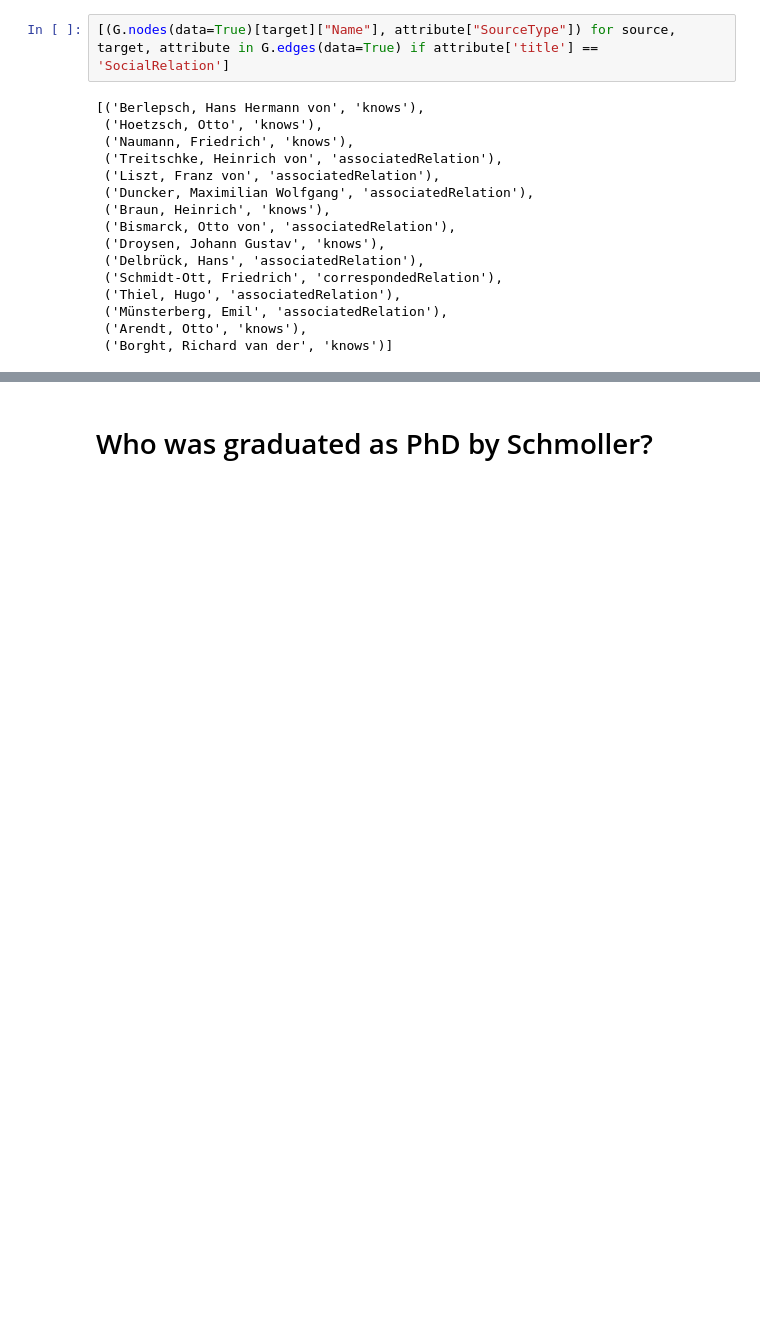
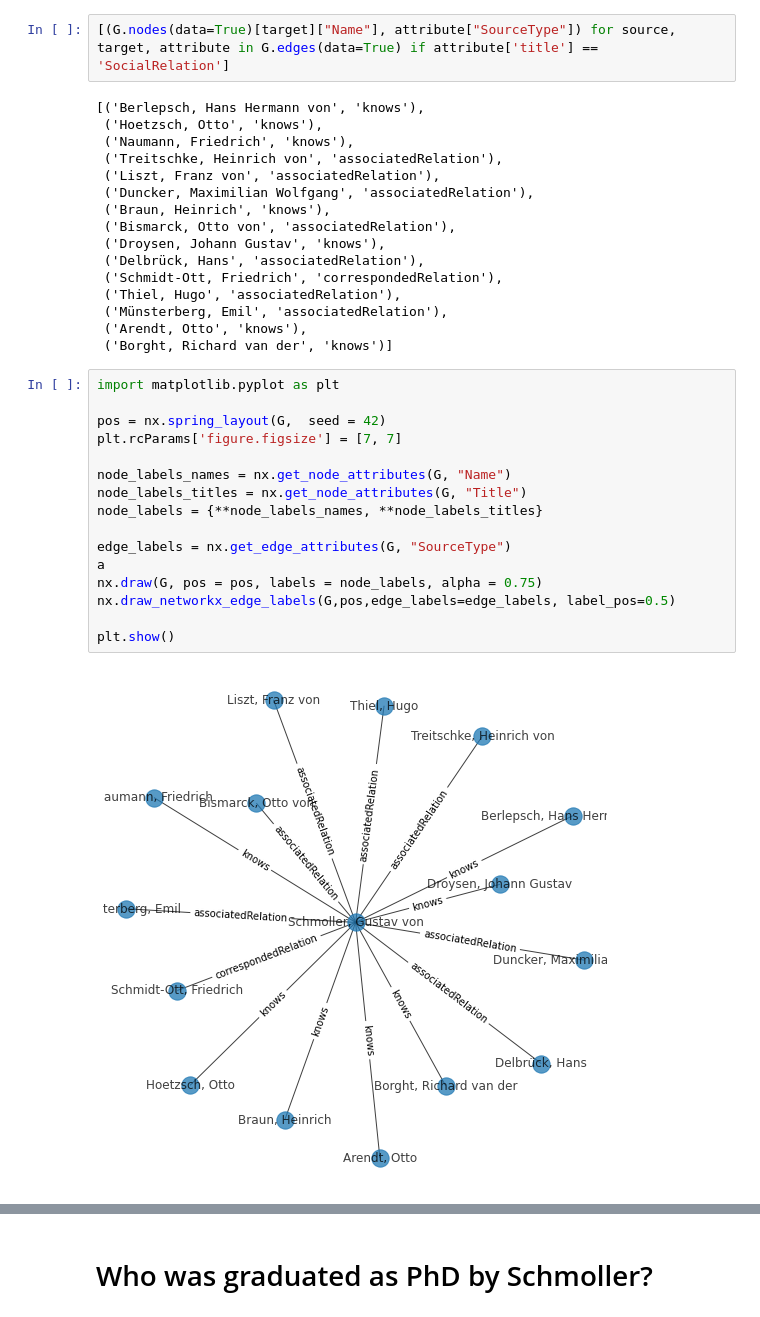
Before and after one commit to sonar-idh/jupyter-curriculum, a Jupyter notebook: notebooks/Notebook 5 - History of Economics.ipynb, the cells around one changed output, grey strips where cells are left out. Drawn from its saved outputs; the diff is of its cells as text; blank space fills up the shorter version.

```diff
--- a/notebooks/Notebook 5 - History of Economics.ipynb
+++ b/notebooks/Notebook 5 - History of Economics.ipynb
@@ -217,3 +224,21 @@ Wall time: 1min 7s
  ('Münsterberg, Emil', 'associatedRelation'),
  ('Arendt, Otto', 'knows'),
  ('Borght, Richard van der', 'knows')]
+# %%
+import matplotlib.pyplot as plt
+
+pos = nx.spring_layout(G,  seed = 42)
+plt.rcParams['figure.figsize'] = [7, 7]
+
+node_labels_names = nx.get_node_attributes(G, "Name")
+node_labels_titles = nx.get_node_attributes(G, "Title")
+node_labels = {**node_labels_names, **node_labels_titles}
+
+edge_labels = nx.get_edge_attributes(G, "SourceType")
+a
+nx.draw(G, pos = pos, labels = node_labels, alpha = 0.75)
+nx.draw_networkx_edge_labels(G,pos,edge_labels=edge_labels, label_pos=0.5)
+
+plt.show()
+# %% [output]
+[figure, added]
```
Also changed, not shown: parts of 12 cells of this notebook.
